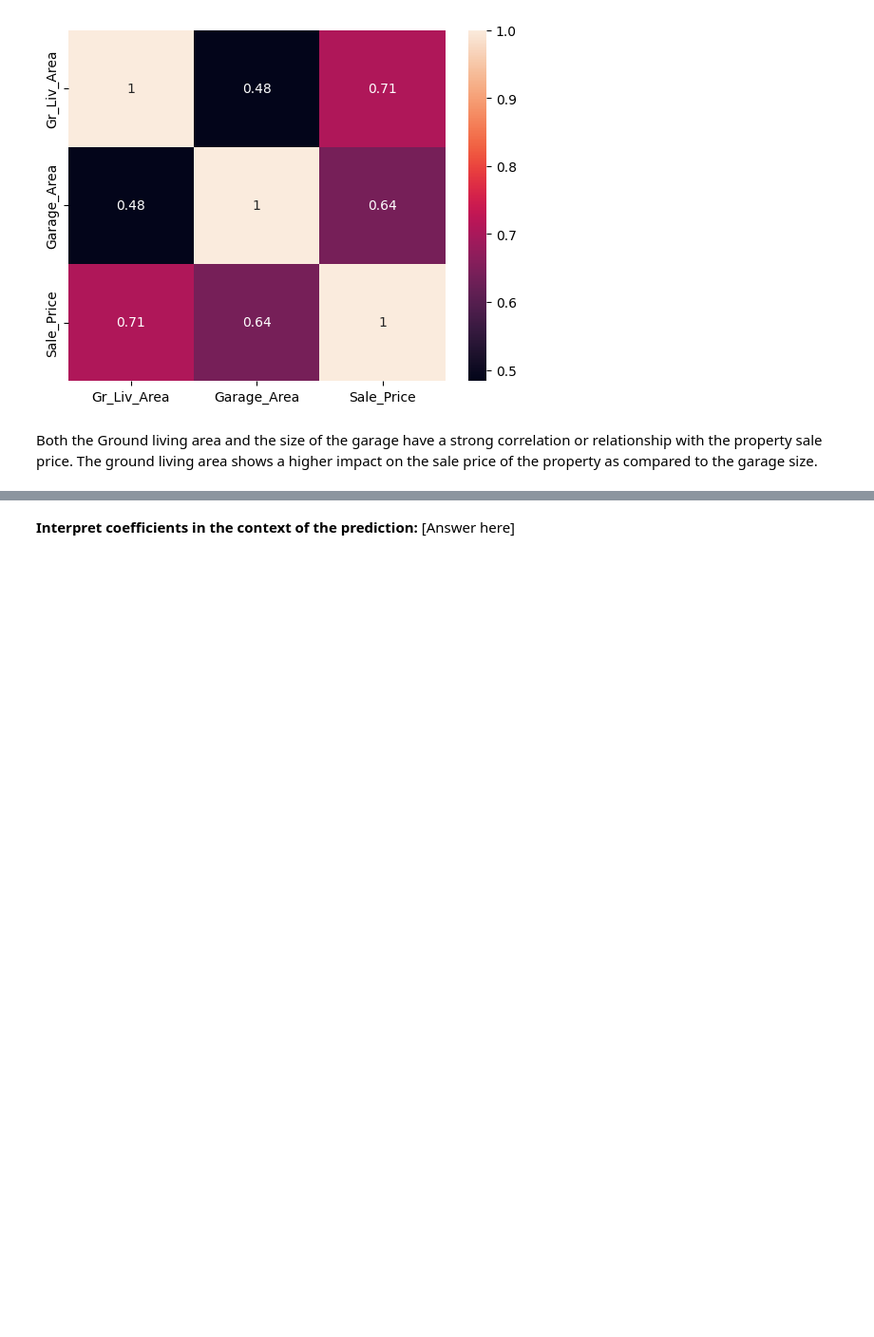
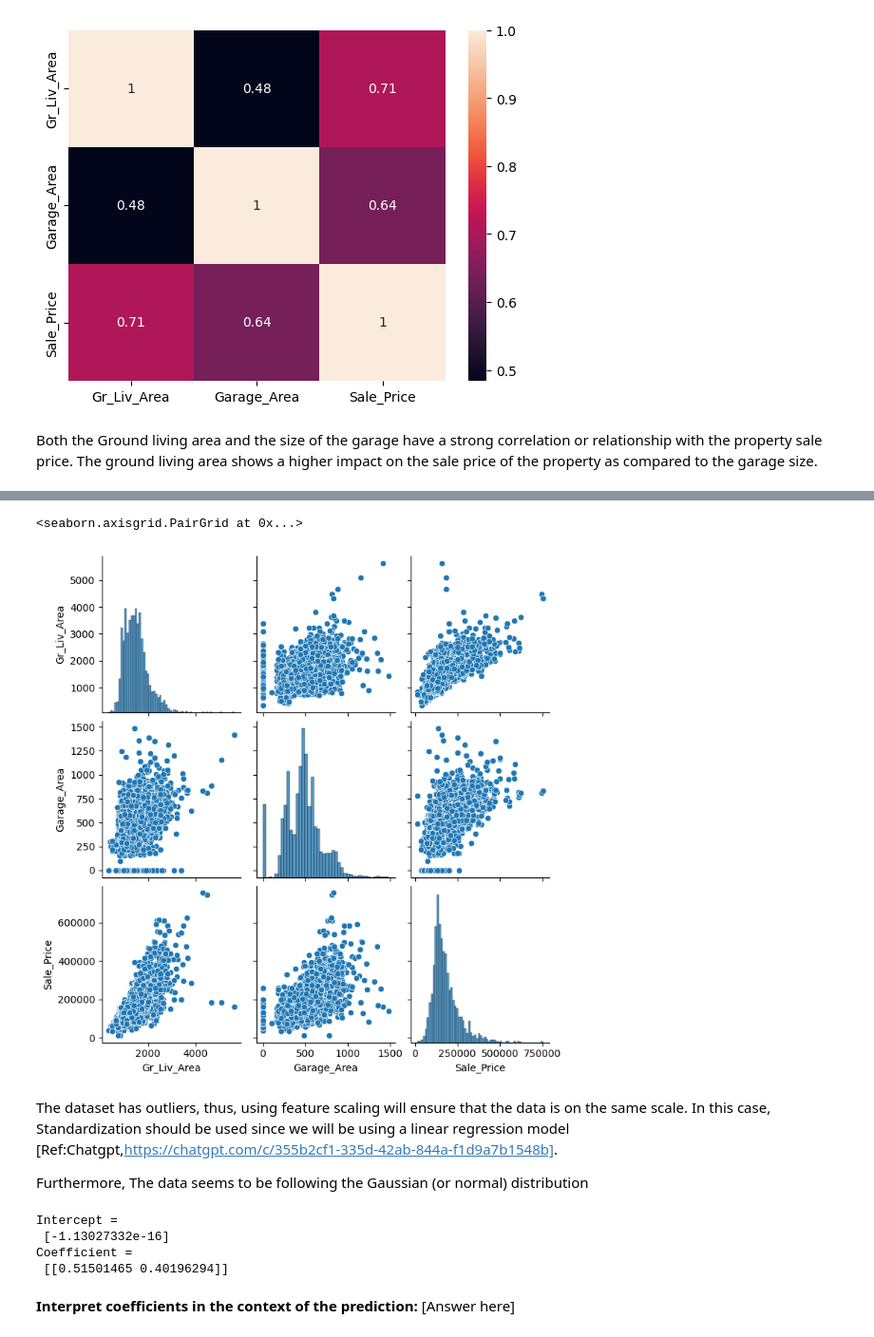
Before and after one commit to lindoh/14-017-Capstone-Project---Linear-Regression-in-Action, a Jupyter notebook: Linear_Regression_Ames.ipynb, the cells around one changed output, grey strips where cells are left out. Shown: that part at 95% size. Saved outputs shown, nothing was run; the diff lists cells and outputs as text; code cells hidden in the pictures; blank space fills up the shorter version.

```diff
--- a/Linear_Regression_Ames.ipynb
+++ b/Linear_Regression_Ames.ipynb
@@ -106,0 +114,11 @@ plt.close()
+# %%
+# Plot the distribution of the data
+sns.pairplot(data=reduced_df)
+# %% [output]
+<seaborn.axisgrid.PairGrid at 0x...>
+[figure, added]
+# %% [markdown]
+The dataset has outliers, thus, using feature scaling will ensure that the data is on the same scale.
+In this case, Standardization should be used since we will be using a linear regression model [Ref:Chatgpt,https://chatgpt.com/c/355b2cf1-335d-42ab-844a-f1d9a7b1548b].
+
+Furthermore, The data seems to be following the Gaussian (or normal) distribution
@@ -107,3 +141,26 @@ plt.close()
+# %%
+# Fit the model on the training data and make predictions
+property_model = LinearRegression()
+property_model.fit(X_train, y_train)
+predictions = property_model.predict(X_test)
+
+# Create line coordinates
+X_line = np.empty(X_test.shape)
+
+for i in range(X_test.shape[1]):
+    X_line[:, i] = np.linspace(np.min(X_test[:, i]), np.max(X_test[:, i]), num = X_test.shape[0])
+
+# Predict y coordinates using x coordinates
+y_line = property_model.predict(X_line)
+
+# Print the intercept and coefficients
+print(f"Intercept = \n {property_model.intercept_}")
+print(f"Coefficient = \n {property_model.coef_}")
+# %% [output]
+Intercept =
+ [-1.13027332e-16]
+Coefficient =
+ [[0.51501465 0.40196294]]
 # %%
 # Print the model intercept and coefficients
 # %%
```
Also changed, not shown: parts of 10 cells of this notebook.
